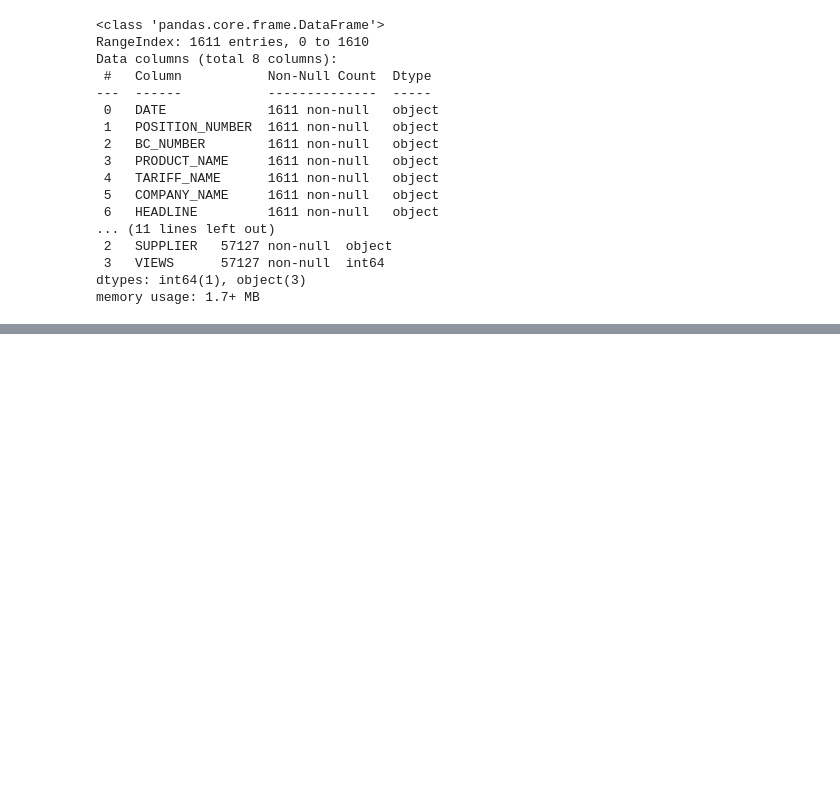
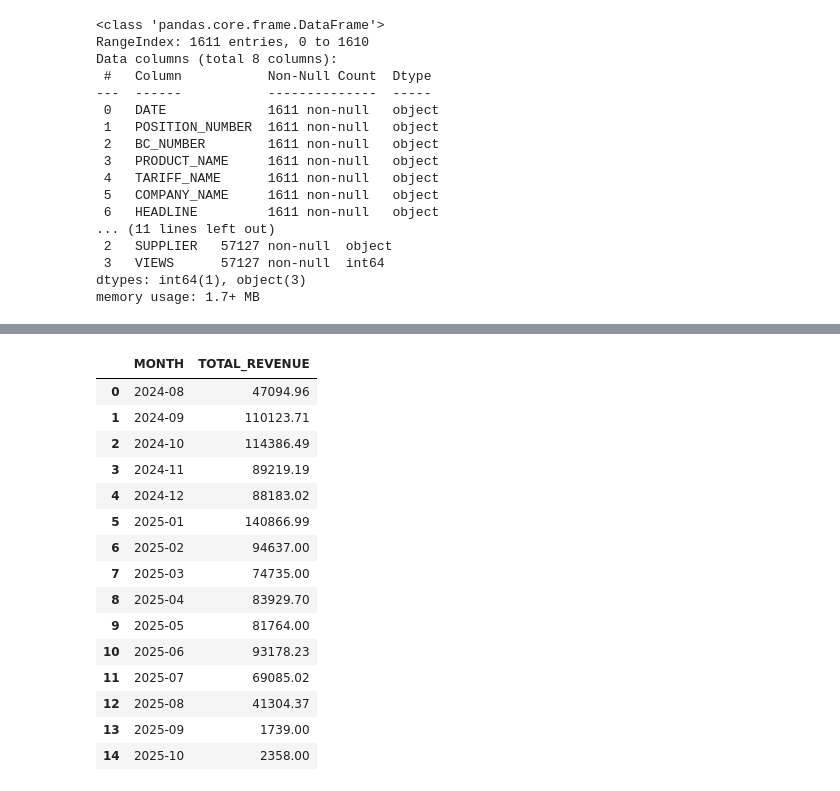
Before and after one commit to RichardFrank-code/data-analytics-case_westpress, a Jupyter notebook: notebooks/01_EDA_umsatz_tracking.ipynb, the cells around one changed output, grey strips where cells are left out. Drawn from its saved outputs; the diff is of its cells as text; code cells hidden in the pictures; blank space fills up the shorter version.

```diff
--- a/notebooks/01_EDA_umsatz_tracking.ipynb
+++ b/notebooks/01_EDA_umsatz_tracking.ipynb
@@ -82,0 +511,28 @@ wo es **fachlich sinnvoll und analytisch notwendig** ist.
+# %%
+# Umsatz pro Monat
+umsatz_monat = (
+    df_sales_clean
+    .groupby(df_sales_clean["DATE"].dt.to_period("M"))["SALE_PRICE"]
+    .sum()
+    .reset_index()
+    .rename(columns={"DATE": "MONTH", "SALE_PRICE": "TOTAL_REVENUE"})
+)
+
+display(umsatz_monat)
+# %% [output]
+|  | MONTH | TOTAL_REVENUE |
+| 0 | 2024-08 | 47094.96 |
+| 1 | 2024-09 | 110123.71 |
+| 2 | 2024-10 | 114386.49 |
+| 3 | 2024-11 | 89219.19 |
+| 4 | 2024-12 | 88183.02 |
+| 5 | 2025-01 | 140866.99 |
+| 6 | 2025-02 | 94637.00 |
+| 7 | 2025-03 | 74735.00 |
+| 8 | 2025-04 | 83929.70 |
+| 9 | 2025-05 | 81764.00 |
+| 10 | 2025-06 | 93178.23 |
+| 11 | 2025-07 | 69085.02 |
+| 12 | 2025-08 | 41304.37 |
+| 13 | 2025-09 | 1739.00 |
+| 14 | 2025-10 | 2358.00 |
```
Also changed, not shown: parts of 40 cells of this notebook.
